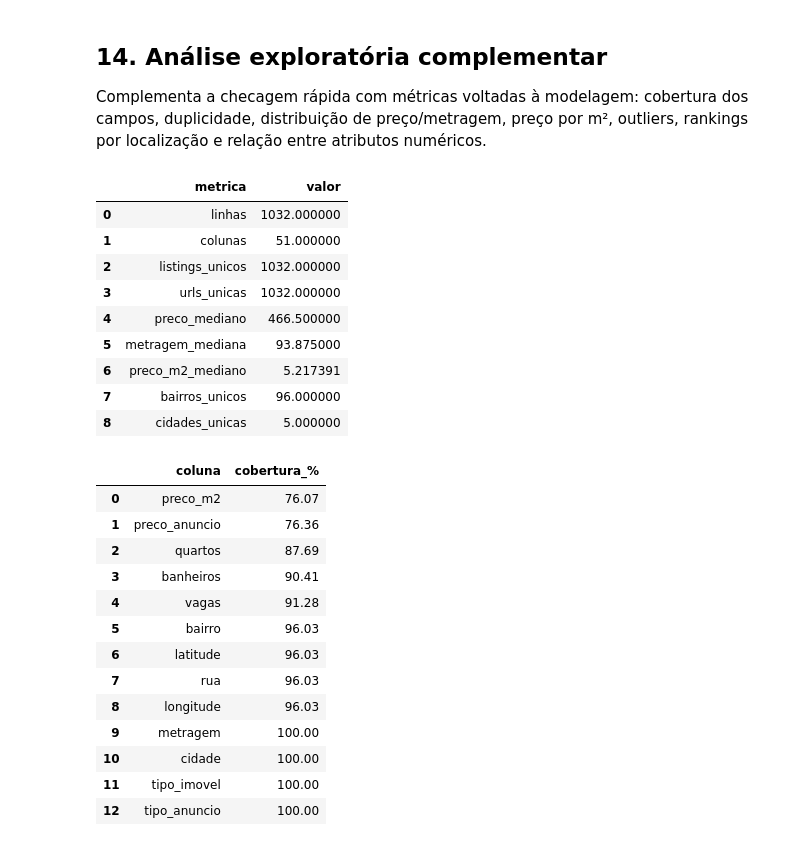
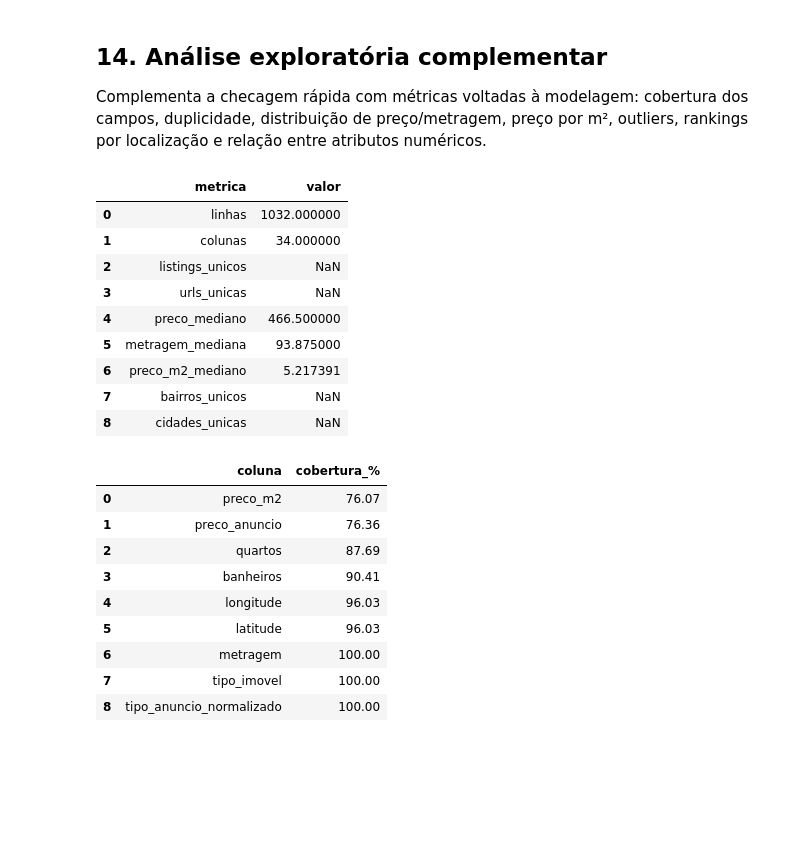
Before and after one commit to OTiaggo/pipeline-de-modelos-preditores-de-precos-de-imoveis-com-dados-em-tempo-real, a Jupyter notebook: dados_tratados/tratamento_dados_v1.ipynb, the cells around one changed output. Saved outputs shown, nothing was run; the diff lists cells and outputs as text; code cells hidden in the pictures; blank space fills up the shorter version.

```diff
--- a/dados_tratados/tratamento_dados_v1.ipynb
+++ b/dados_tratados/tratamento_dados_v1.ipynb
@@ -513,8 +513,8 @@ def gerar_observacoes(texto_norm):
     achados = [nome for nome, padroes in OBSERVACOES_KEYWORDS.items() if detectar_amenidade(texto_norm, padroes)]
     return "; ".join(achados) if achados else ""
 
-df["observacoes_extraidas"] = textos_norm.apply(gerar_observacoes)
-df["observacoes_extraidas"].head(5)
+df["observacoes_extraidas_normalizado"] = textos_norm.apply(gerar_observacoes)
+df["observacoes_extraidas_normalizado"].head(5)
 # %% [output]
 0    lavanderia_compartilhada; sky_lounge; pronto_p...
 1                                       perto_shopping
@@ -534,28 +534,35 @@ colunas_finais = [
     "metragem_normalizada", "quartos_normalizado", "banheiros_normalizado",
     "suites_normalizado", "andar_normalizado", "vagas_normalizado",
     "preco_anuncio", "latitude", "longitude",
-    "portaria_24h", "vista_mar", "condominio_fechado", "piscina", "deck",
-    "varanda", "varanda_gourmet", "academia", "salao_festas", "salao_jogos",
-    "quadra", "playground", "brinquedoteca", "coworking", "pet_place",
-    "elevador", "energia_solar",
-    "nascente", "andar_alto", "mobiliado", "reformado", "frente_mar", "vista_livre",
-    "tipo_anuncio",
-    "saldo_devedor", "parcelas_restantes", "entrada",
-    "multipla_unidade",
-    "observacoes_extraidas",
+    "portaria_24h_normalizado", "vista_mar_normalizado", "condominio_fechado_normalizado", "piscina_normalizado", "deck_normalizado",
+    "varanda_normalizado", "varanda_gourmet_normalizado", "academia_normalizado", "salao_festas_normalizado", "salao_jogos_normalizado",
+    "quadra_normalizado", "playground_normalizado", "brinquedoteca_normalizado", "coworking_normalizado", "pet_place_normalizado",
+    "elevador_normalizado", "energia_solar_normalizado",
+    "nascente_normalizado", "andar_alto_normalizado", "mobiliado_normalizado", "reformado_normalizado", "frente_mar_normalizado", "vista_livre_normalizado",
+    "tipo_anuncio_normalizado",
+    "saldo_devedor_normalizado", "parcelas_restantes_normalizado", "entrada_normalizado",
+    "multipla_unidade_normalizado",
+    "observacoes_extraidas_normalizado",
     "anuncio_criado", "corretora", "nota_media", "url",
 ]
 
+remover_df_final = {
+    "bairro_normalizado", "cidade_normalizada", "listing_id", "titulo", "estado",
+    "rua_normalizada", "numero", "endereco", "tem_varanda_gourmet", "descricao",
+    "corretora", "url", "imagem_url", "_titulo_n", "_descricao_n", "_endereco_n",
+    "_texto_full", "andar_normalizado", "vagas_normalizado",
+    "saldo_devedor_normalizado", "parcelas_restantes_normalizado", "entrada_normalizado",
+    "observacoes_extraidas_normalizado", "multipla_unidade_normalizado",
+    "energia_solar_normalizado",
+}
+
+colunas_finais = [col for col in colunas_finais if col not in remover_df_final]
+
 df_final = df[colunas_finais].rename(columns={
-    "cidade_normalizada": "cidade",
-    "bairro_normalizado": "bairro",
-    "rua_normalizada": "rua",
     "metragem_normalizada": "metragem",
     "quartos_normalizado": "quartos",
     "banheiros_normalizado": "banheiros",
     "suites_normalizado": "suites",
-    "andar_normalizado": "andar",
-    "vagas_normalizado": "vagas",
 })
 
 print("Shape final:", df_final.shape)
@@ -669,8 +670,8 @@ resumo_geral = pd.DataFrame({
         df_eda["preco_anuncio"].median(),
         df_eda["metragem"].median(),
         df_eda["preco_m2"].median(),
-        df_eda["bairro"].nunique(dropna=True),
-        df_eda["cidade"].nunique(dropna=True),
+        df_eda["bairro"].nunique(dropna=True) if "bairro" in df_eda else np.nan,
+        df_eda["cidade"].nunique(dropna=True) if "cidade" in df_eda else np.nan,
     ],
 })
 
@@ -678,48 +679,44 @@ display(resumo_geral)
 
 colunas_chave = [
     "preco_anuncio", "metragem", "preco_m2", "quartos", "banheiros", "vagas",
-    "bairro", "cidade", "rua", "latitude", "longitude", "tipo_imovel", "tipo_anuncio",
+    "latitude", "longitude", "tipo_imovel", "tipo_anuncio_normalizado",
 ]
 colunas_chave = [c for c in colunas_chave if c in df_eda.columns]
 
 cobertura = (
     df_eda[colunas_chave]
     .notna()
     .mean()
     .mul(100)
     .round(2)
     .sort_values(ascending=True)
     .rename("cobertura_%")
     .reset_index()
     .rename(columns={"index": "coluna"})
 )
 
 display(cobertura)
 # %% [output]
 |  | metrica | valor |
 | 0 | linhas | 1032.000000 |
-| 1 | colunas | 51.000000 |
-| 2 | listings_unicos | 1032.000000 |
-| 3 | urls_unicas | 1032.000000 |
+| 1 | colunas | 34.000000 |
+| 2 | listings_unicos | NaN |
+| 3 | urls_unicas | NaN |
 | 4 | preco_mediano | 466.500000 |
 | 5 | metragem_mediana | 93.875000 |
 | 6 | preco_m2_mediano | 5.217391 |
-| 7 | bairros_unicos | 96.000000 |
-| 8 | cidades_unicas | 5.000000 |
+| 7 | bairros_unicos | NaN |
+| 8 | cidades_unicas | NaN |
 |  | coluna | cobertura_% |
 | 0 | preco_m2 | 76.07 |
 | 1 | preco_anuncio | 76.36 |
 | 2 | quartos | 87.69 |
 | 3 | banheiros | 90.41 |
-| 4 | vagas | 91.28 |
-| 5 | bairro | 96.03 |
-| 6 | latitude | 96.03 |
-| 7 | rua | 96.03 |
-| 8 | longitude | 96.03 |
-| 9 | metragem | 100.00 |
-| 10 | cidade | 100.00 |
-| 11 | tipo_imovel | 100.00 |
-| 12 | tipo_anuncio | 100.00 |
+| 4 | longitude | 96.03 |
+| 5 | latitude | 96.03 |
+| 6 | metragem | 100.00 |
+| 7 | tipo_imovel | 100.00 |
+| 8 | tipo_anuncio_normalizado | 100.00 |
 # %%
 numericas_modelo = ["preco_anuncio", "metragem", "preco_m2", "quartos", "banheiros", "suites", "andar", "vagas"]
 numericas_modelo = [c for c in numericas_modelo if c in df_eda.columns]
```
Also changed, not shown: parts of 31 cells of this notebook, 1 other file.
